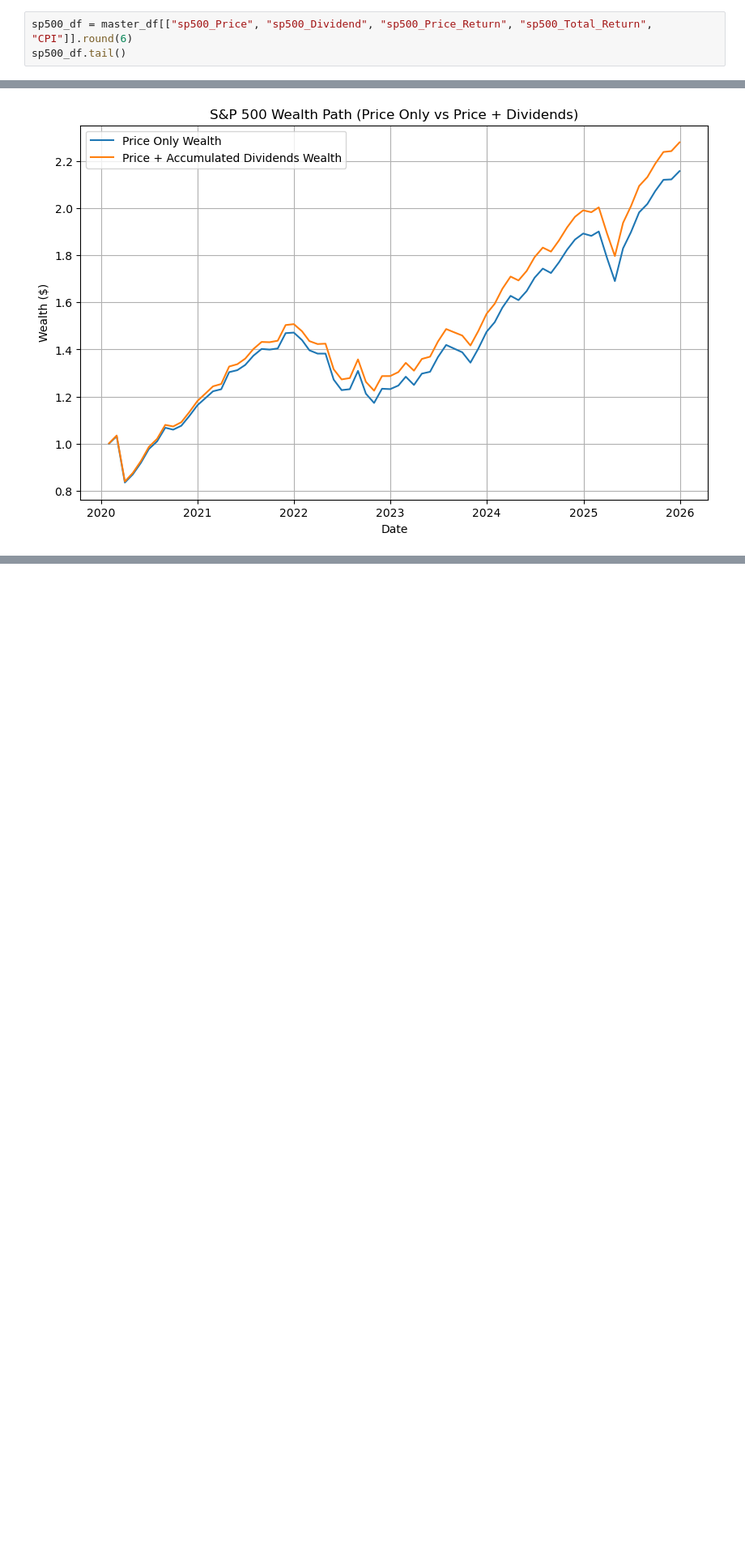
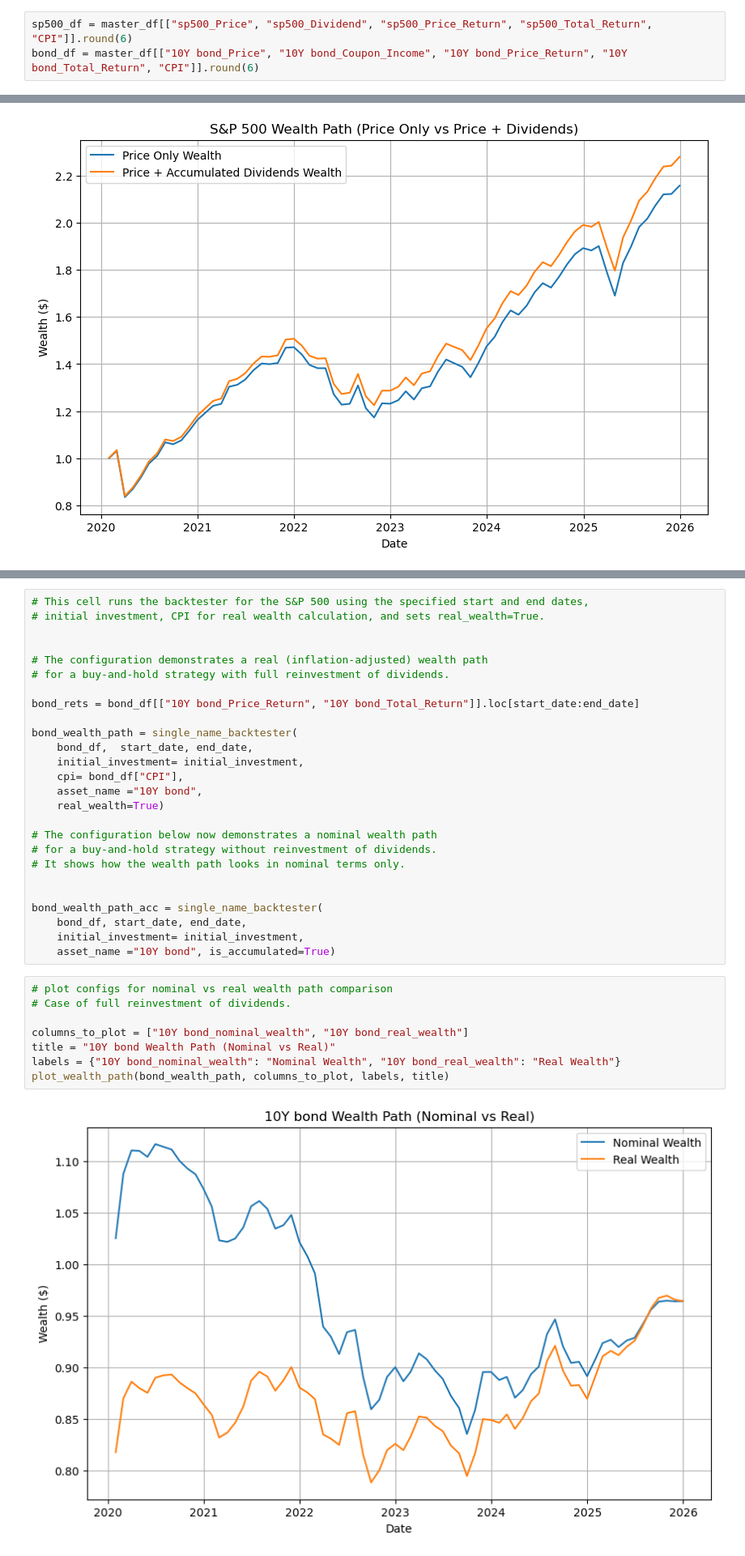
Before and after one commit to mathsuser/WealthPathAnalyzer, a Jupyter notebook: notebooks/WealthPath_Asset_Returns.ipynb, the cells around one changed output, grey strips where cells are left out. Shown at 81% size. Drawn from its saved outputs; the diff is of its cells as text; blank space fills up the shorter version.

Commit message:
Add performance metrics module; test in notebook and add bond wealth calculation.

```diff
--- a/notebooks/WealthPath_Asset_Returns.ipynb
+++ b/notebooks/WealthPath_Asset_Returns.ipynb
@@ -21,3 +43,3 @@ master_df.index = pd.to_datetime(master_df.index)
 # %%
 sp500_df = master_df[["sp500_Price", "sp500_Dividend", "sp500_Price_Return", "sp500_Total_Return", "CPI"]].round(6)
-sp500_df.tail()
+bond_df = master_df[["10Y bond_Price", "10Y bond_Coupon_Income", "10Y bond_Price_Return", "10Y bond_Total_Return", "CPI"]].round(6)
@@ -87,0 +122,36 @@ plot_wealth_path(sp500_wealth_path_acc, columns_to_plot_acc, labels_acc, title_a
+# %%
+# This cell runs the backtester for the S&P 500 using the specified start and end dates,
+# initial investment, CPI for real wealth calculation, and sets real_wealth=True.
+
+
+# The configuration demonstrates a real (inflation-adjusted) wealth path
+# for a buy-and-hold strategy with full reinvestment of dividends.
+
+bond_rets = bond_df[["10Y bond_Price_Return", "10Y bond_Total_Return"]].loc[start_date:end_date]
+
+bond_wealth_path = single_name_backtester(
+    bond_df,  start_date, end_date,
+    initial_investment= initial_investment,
+    cpi= bond_df["CPI"],
+    asset_name ="10Y bond",
+    real_wealth=True)
+
+# The configuration below now demonstrates a nominal wealth path
+# for a buy-and-hold strategy without reinvestment of dividends.
+# It shows how the wealth path looks in nominal terms only.
+
+
+bond_wealth_path_acc = single_name_backtester(
+    bond_df, start_date, end_date,
+    initial_investment= initial_investment,
+    asset_name ="10Y bond", is_accumulated=True)
+# %%
+# plot configs for nominal vs real wealth path comparison
+# Case of full reinvestment of dividends.
+
+columns_to_plot = ["10Y bond_nominal_wealth", "10Y bond_real_wealth"]
+title = "10Y bond Wealth Path (Nominal vs Real)"
+labels = {"10Y bond_nominal_wealth": "Nominal Wealth", "10Y bond_real_wealth": "Real Wealth"}
+plot_wealth_path(bond_wealth_path, columns_to_plot, labels, title)
+# %% [output]
+[figure, added]
```
Also changed, not shown: parts of 12 cells of this notebook, 1 other file.
